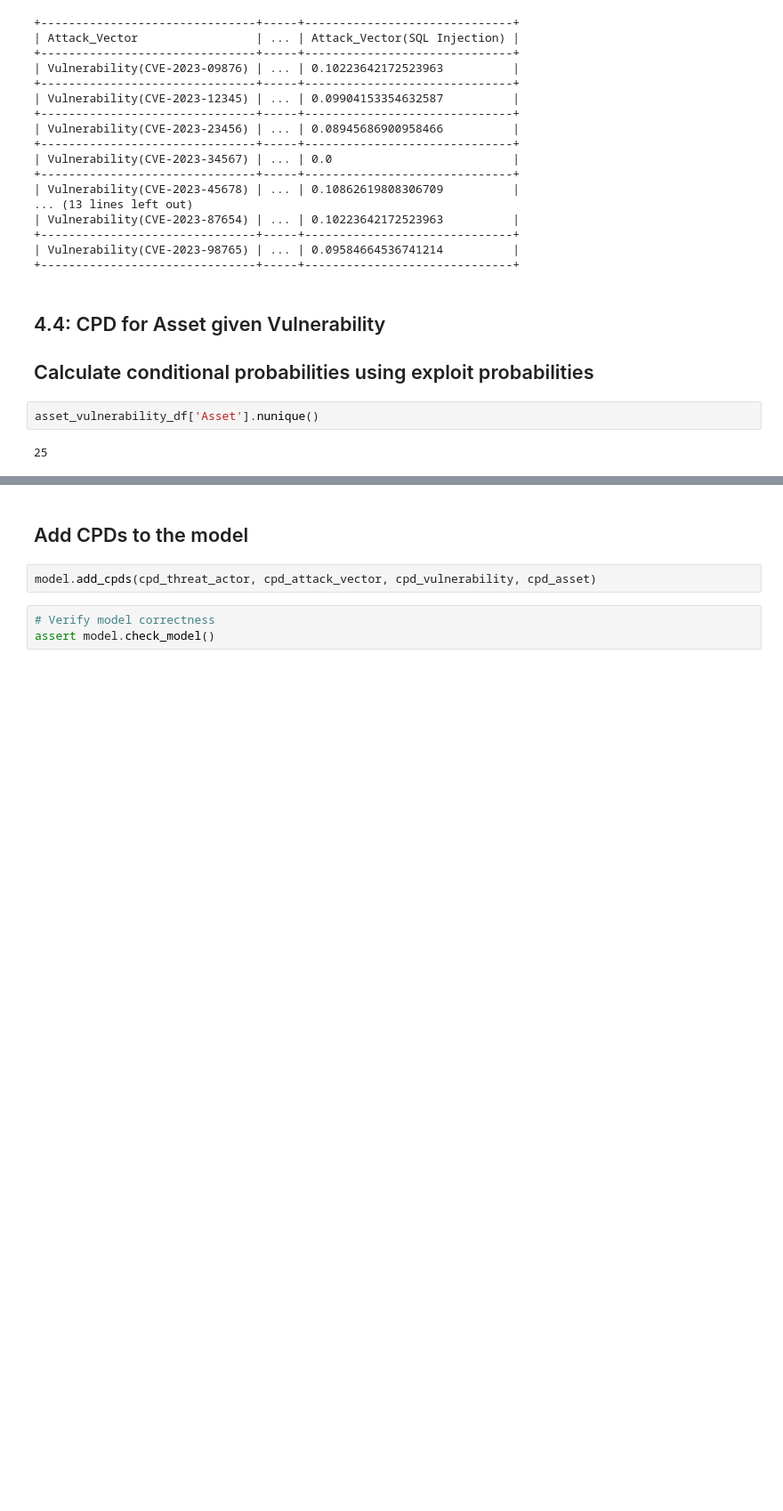
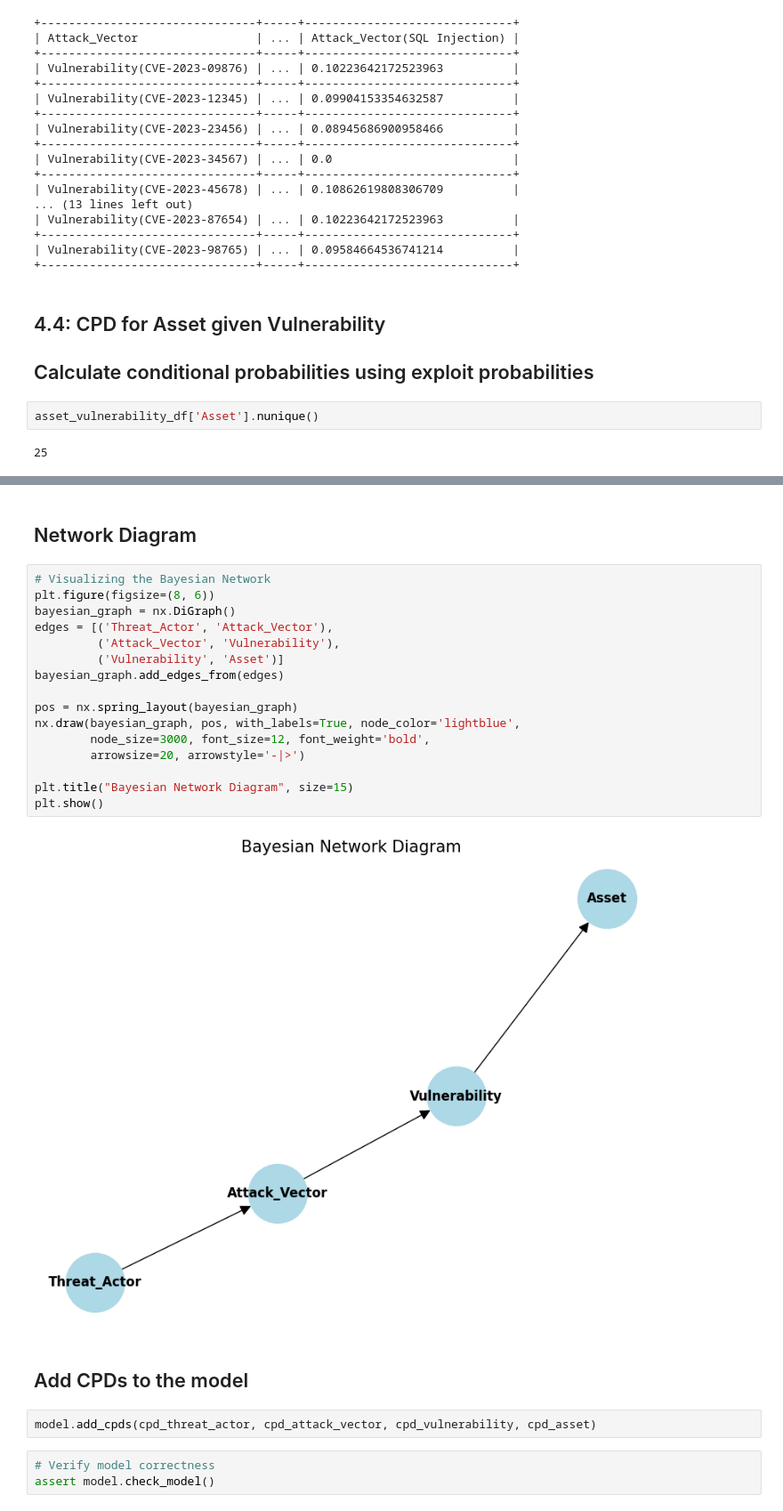
Before and after one commit to Swaroop-Srisailam/Bayesian-Risk-Assessment-using-Cybersecurity-Data, a Jupyter notebook: main.ipynb, the cells around one changed output, grey strips where cells are left out. Shown at 89% size. Cells and saved outputs as stored; diff of their text form; blank space fills up the shorter version.

```diff
--- a/main.ipynb
+++ b/main.ipynb
@@ -211 +216,21 @@ print(cpd_asset)
+# %% [markdown]
+## Network Diagram
+# %%
+# Visualizing the Bayesian Network
+plt.figure(figsize=(8, 6))
+bayesian_graph = nx.DiGraph()
+edges = [('Threat_Actor', 'Attack_Vector'),
+         ('Attack_Vector', 'Vulnerability'),
+         ('Vulnerability', 'Asset')]
+bayesian_graph.add_edges_from(edges)
+
+pos = nx.spring_layout(bayesian_graph)
+nx.draw(bayesian_graph, pos, with_labels=True, node_color='lightblue',
+        node_size=3000, font_size=12, font_weight='bold',
+        arrowsize=20, arrowstyle='-|>')
+
+plt.title("Bayesian Network Diagram", size=15)
+plt.show()
+# %% [output]
+[figure, added]
 # %% [markdown]
```
Also changed, not shown: parts of 15 cells of this notebook.
